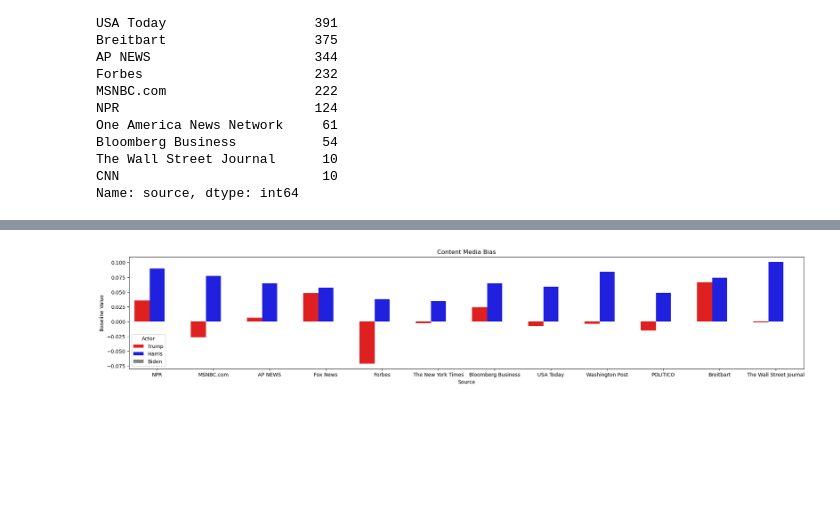
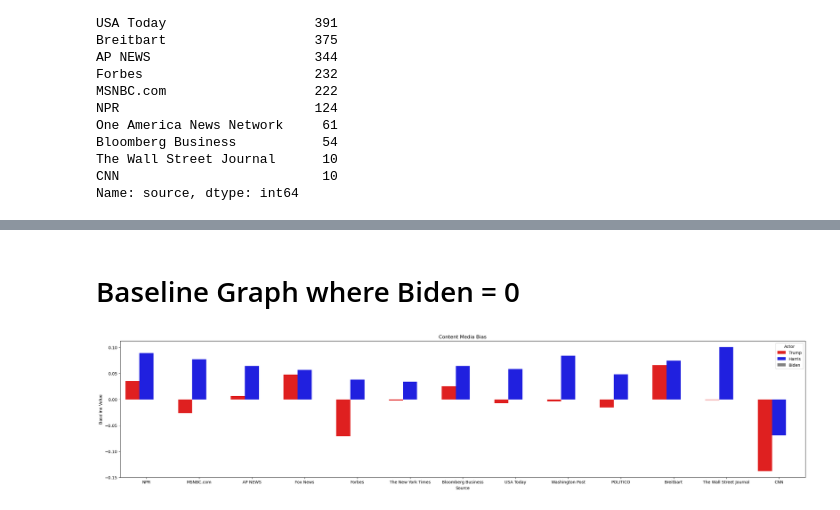
Before and after one commit to CarsonJMullen/Unstructured-Data-Analytics, a Jupyter notebook: Final Project/Final Project.ipynb, the cells around one changed output, grey strips where cells are left out. Cells and saved outputs as stored; diff of their text form; code cells hidden in the pictures; blank space fills up the shorter version.

Commit message:
added back CNN and new baseline graph

```diff
--- a/Final Project/Final Project.ipynb
+++ b/Final Project/Final Project.ipynb
@@ -468,4 +468,4 @@ for source, actor_scores in actor_scores_per_source.items():
 average_actor_scores_df = pd.DataFrame(average_actor_scores_list)
 # %%
 average_actor_scores_df = pd.DataFrame(average_actor_scores_list)
-average_actor_scores_df = average_actor_scores_df[~average_actor_scores_df['source'].isin(['CNN', 'One America News Network'])]
+average_actor_scores_df = average_actor_scores_df[~average_actor_scores_df['source'].isin(['One America News Network'])]
@@ -492,19 +502,19 @@ average_actor_scores_df
+# %% [markdown]
+# Baseline Graph where Biden = 0
 # %%
-# Set color based on actor
-
 average_actor_scores_df['adj_content_value'] = average_actor_scores_df.groupby('source')['average_content_score'].transform(lambda x: x - x[average_actor_scores_df['actor'] == 'Biden'].values[0])
 average_actor_scores_df['adj_title_value'] = average_actor_scores_df.groupby('source')['average_title_score'].transform(lambda x: x - x[average_actor_scores_df['actor'] == 'Biden'].values[0])
 
 average_actor_scores_df['color'] = average_actor_scores_df['actor'].map({'Trump': 'red', 'Harris': 'blue', 'Biden': 'gray'}).fillna('gray')
 
 # Plotting
-plt.figure(figsize=(24,4))
+plt.figure(figsize=(30,6))
 sns.barplot(x='source', y='adj_content_value', hue='actor', data=average_actor_scores_df, dodge=True, palette=average_actor_scores_df.set_index('actor')['color'])
 
 plt.title('Content Media Bias')
 plt.ylabel('Baseline Value')
 plt.xlabel('Source')
 plt.legend(title='Actor')
 plt.show()
 # %% [output]
-[figure, old version]
+[figure, new version]
```
Also changed, not shown: parts of 6 cells of this notebook.
